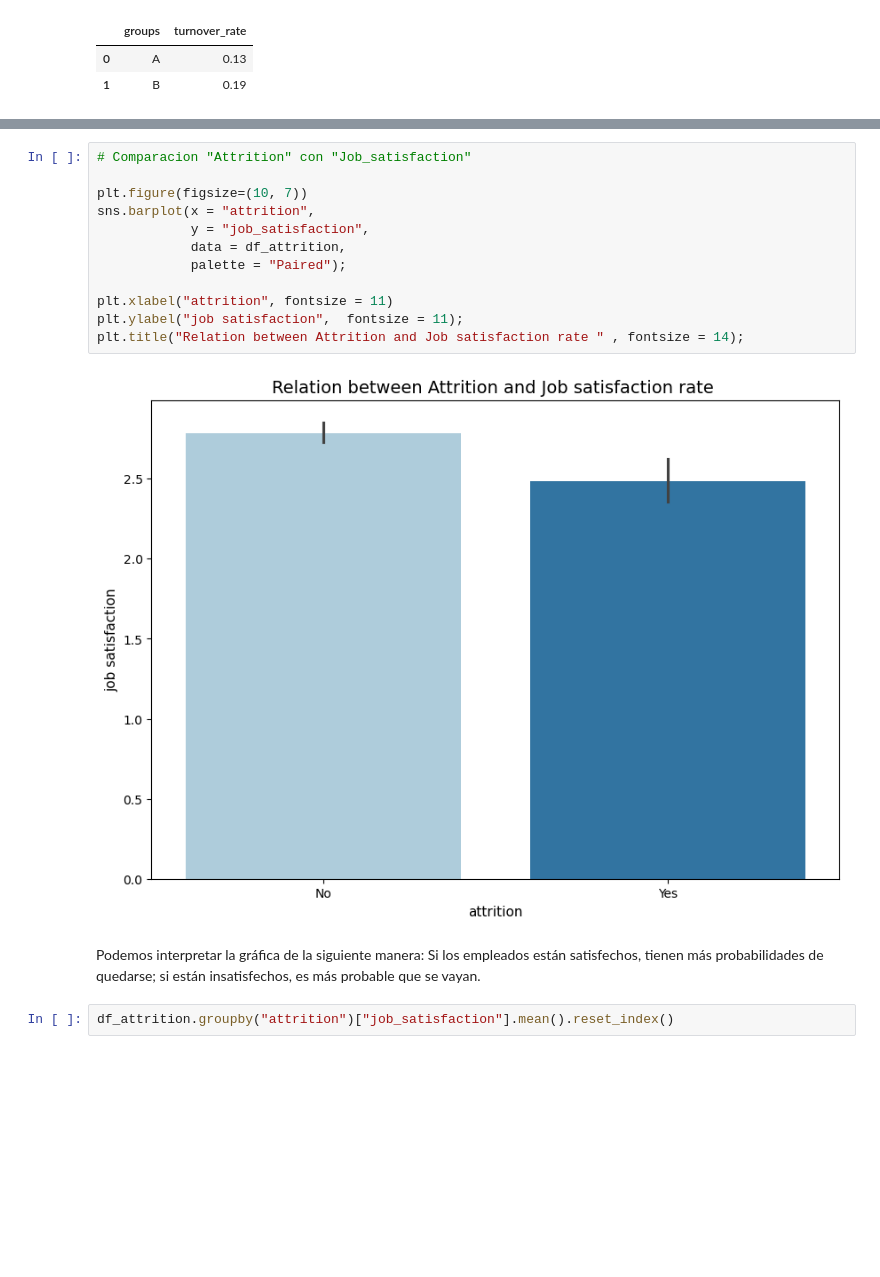
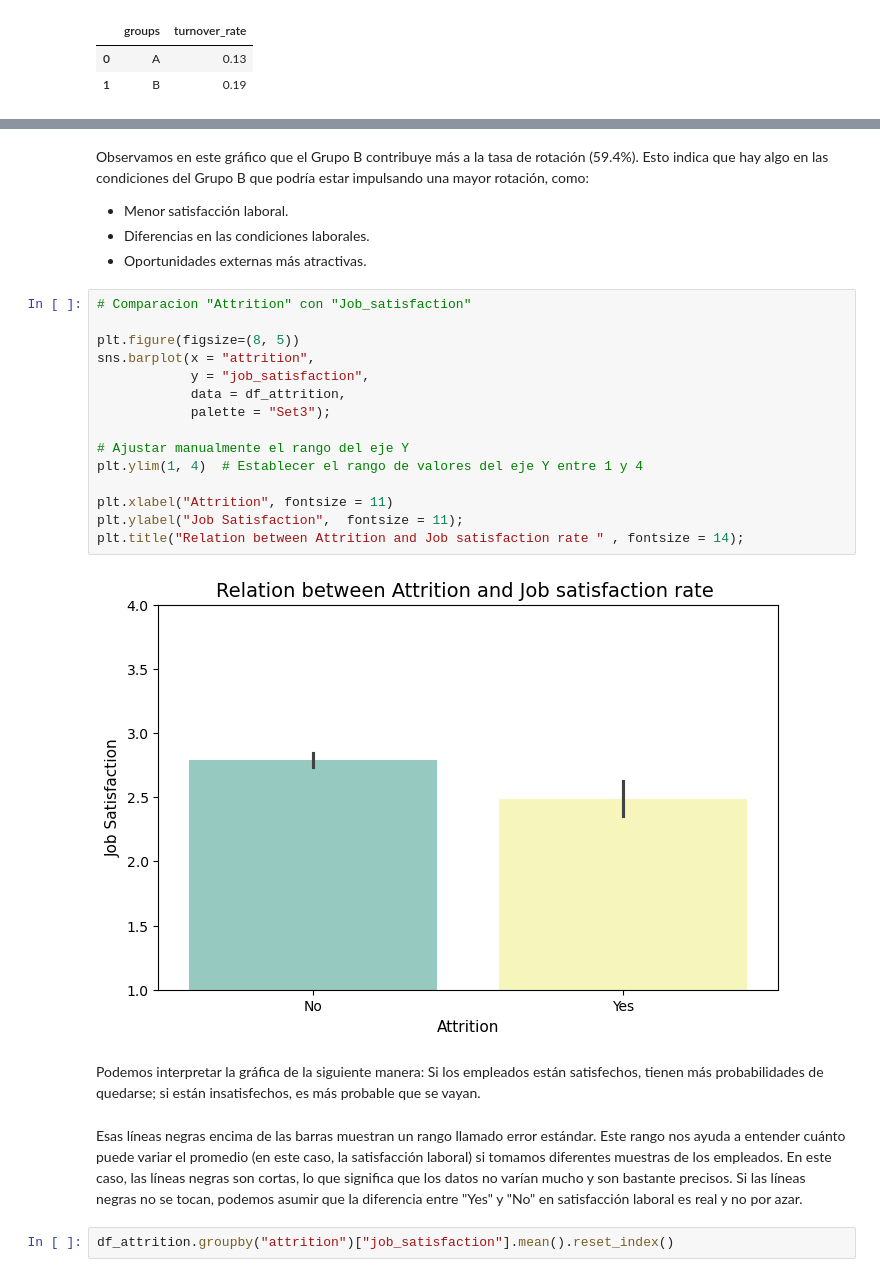
Before and after one commit to VeroSanchezO/proyecto-da-promo-k-modulo-3-team-5, a Jupyter notebook: Fase_4_Problema de AB Testin_Marta.ipynb, the cells around one changed output, grey strips where cells are left out. Saved outputs shown, nothing was run; the diff lists cells and outputs as text; blank space fills up the shorter version.

```diff
--- a/Fase_4_Problema de AB Testin_Marta.ipynb
+++ b/Fase_4_Problema de AB Testin_Marta.ipynb
@@ -297,19 +316,30 @@ Podemos observar que los empleados con mayor satisfacción tienen una tasa de ro
+# %% [markdown]
+Observamos en este gráfico que el Grupo B contribuye más a la tasa de rotación (59.4%). Esto indica que hay algo en las condiciones del Grupo B que podría estar impulsando una mayor rotación, como:
+- Menor satisfacción laboral.
+- Diferencias en las condiciones laborales.
+- Oportunidades externas más atractivas.
 # %%
 # Comparacion "Attrition" con "Job_satisfaction"
 
-plt.figure(figsize=(10, 7))
+plt.figure(figsize=(8, 5))
 sns.barplot(x = "attrition",
             y = "job_satisfaction",
             data = df_attrition,
-            palette = "Paired");
+            palette = "Set3");
 
-plt.xlabel("attrition", fontsize = 11)
-plt.ylabel("job satisfaction",  fontsize = 11);
+# Ajustar manualmente el rango del eje Y
+plt.ylim(1, 4)  # Establecer el rango de valores del eje Y entre 1 y 4
+
+plt.xlabel("Attrition", fontsize = 11)
+plt.ylabel("Job Satisfaction",  fontsize = 11);
 plt.title("Relation between Attrition and Job satisfaction rate " , fontsize = 14);
 # %% [output]
-[figure, old version]
+[figure, new version]
 # %% [markdown]
 Podemos interpretar la gráfica de la siguiente manera: Si los empleados están satisfechos, tienen más probabilidades de quedarse; si están insatisfechos, es más probable que se vayan.
+# %% [markdown]
+Esas líneas negras encima de las barras muestran un rango llamado error estándar. Este rango nos ayuda a entender cuánto puede variar el promedio (en este caso, la satisfacción laboral) si tomamos diferentes muestras de los empleados.
+En este caso, las líneas negras son cortas, lo que significa que los datos no varían mucho y son bastante precisos. Si las líneas negras no se tocan, podemos asumir que la diferencia entre "Yes" y "No" en satisfacción laboral es real y no por azar.
 # %%
 df_attrition.groupby("attrition")["job_satisfaction"].mean().reset_index()
 # %% [output]
```
Also changed, not shown: parts of 18 cells of this notebook, 1 other file.
